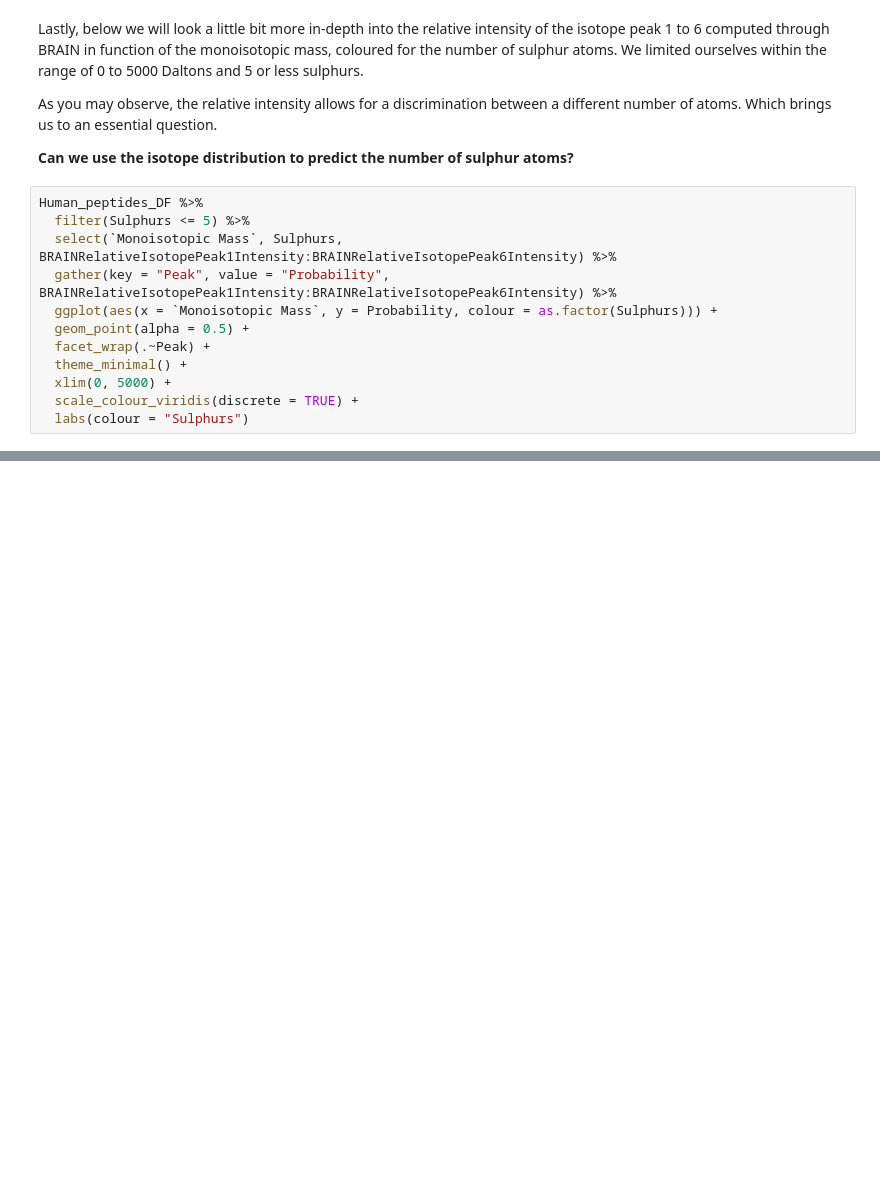
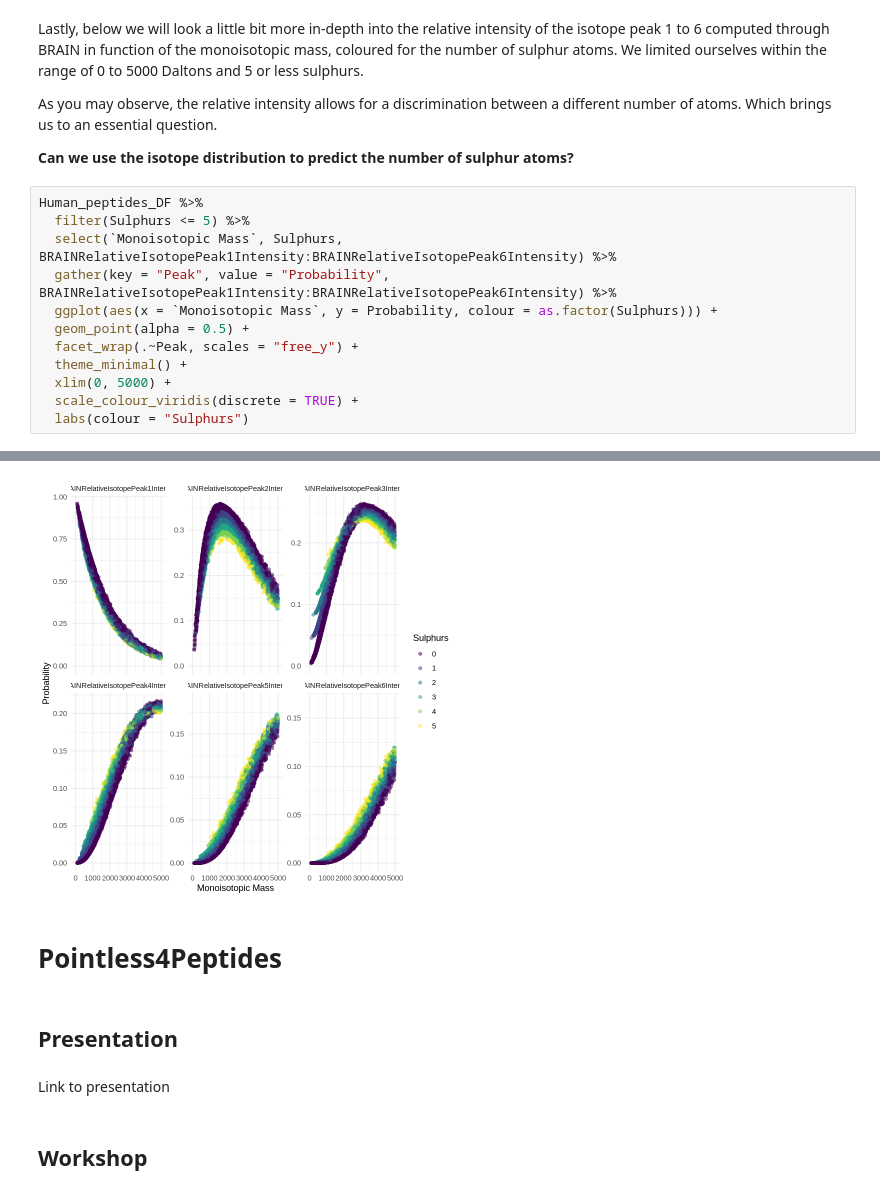
Before and after one commit to VilenneFrederique/EuBIC2024WS, a Jupyter notebook: EuBIC_Valkenborg_lab_Workshop.ipynb, the cells around one changed output, grey strips where cells are left out. Cells and saved outputs as stored; diff of their text form; blank space fills up the shorter version.

```diff
--- a/EuBIC_Valkenborg_lab_Workshop.ipynb
+++ b/EuBIC_Valkenborg_lab_Workshop.ipynb
@@ -372,8 +366,9 @@ Human_peptides_DF %>%
   gather(key = "Peak", value = "Probability", BRAINRelativeIsotopePeak1Intensity:BRAINRelativeIsotopePeak6Intensity) %>%
   ggplot(aes(x = `Monoisotopic Mass`, y = Probability, colour = as.factor(Sulphurs))) +
   geom_point(alpha = 0.5) +
-  facet_wrap(.~Peak) +
+  facet_wrap(.~Peak, scales = "free_y") +
   theme_minimal() +
   xlim(0, 5000) +
   scale_colour_viridis(discrete = TRUE) +
   labs(colour = "Sulphurs")
+# %% [output]
@@ -379,0 +377,9 @@ Human_peptides_DF %>%
+[figure, added]
+# %% [markdown]
+# Pointless4Peptides
+# %% [markdown]
+## Presentation
+# %% [markdown]
+Link to presentation
+# %% [markdown]
+## Workshop
```
Also changed, not shown: parts of 24 cells of this notebook.
